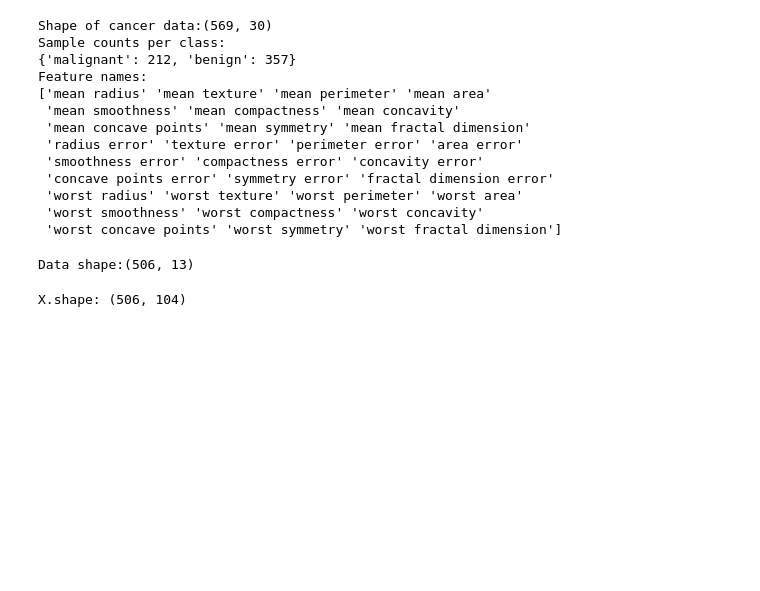
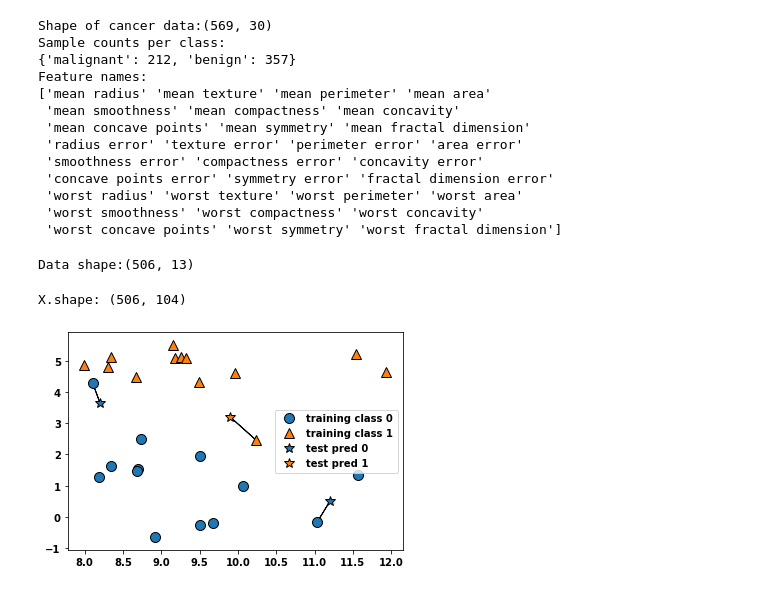
Before and after one commit to yochimonji/machine_learning_with_python, a Jupyter notebook: 02.ipynb, the cells around one changed output. Saved outputs shown, nothing was run; the diff lists cells and outputs as text; code cells hidden in the pictures; blank space fills up the shorter version.

```diff
--- a/02.ipynb
+++ b/02.ipynb
@@ -62,3 +62,7 @@ X, y = mglearn.datasets.load_extended_boston()
 print("X.shape: {}".format(X.shape))
 # %% [output]
 X.shape: (506, 104)
+# %%
+mglearn.plots.plot_knn_classification(n_neighbors=1)
+# %% [output]
+[figure, added]
```
Also changed, not shown: parts of 11 cells of this notebook.
